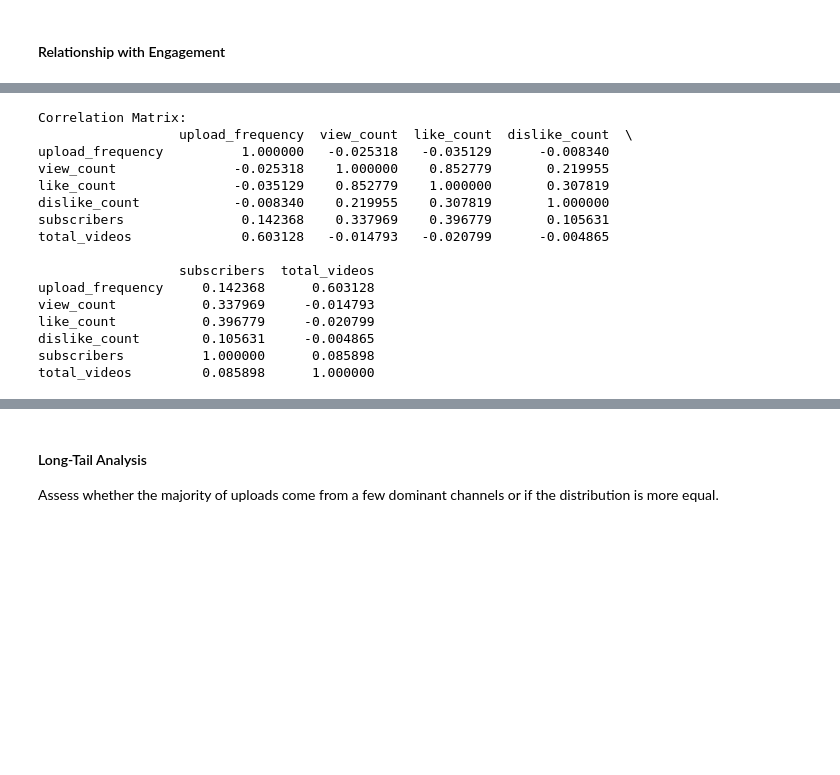
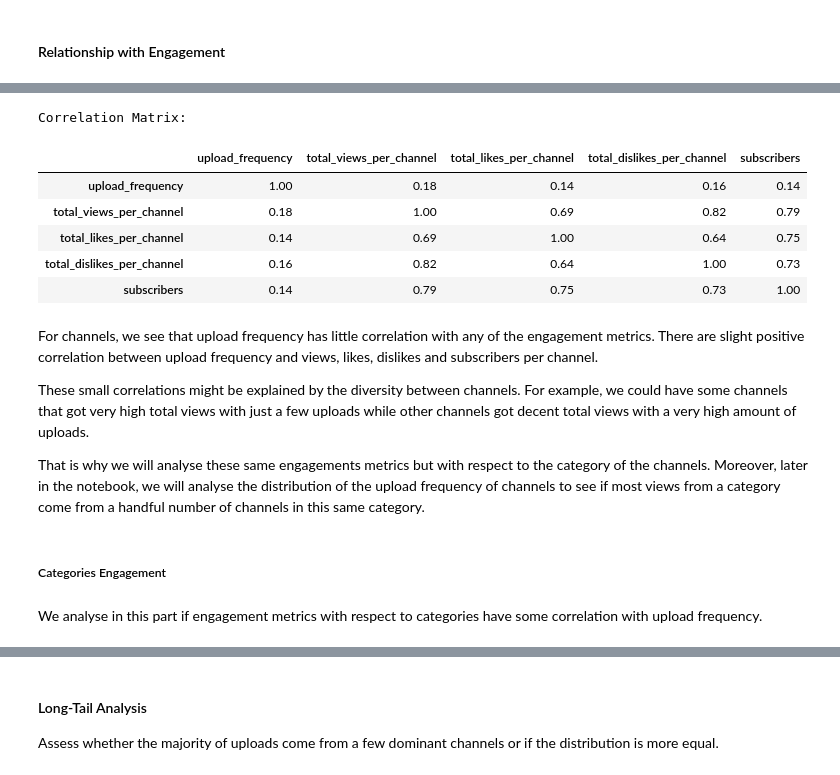
Before and after one commit to epfl-ada/ada-2024-project-panada, a Jupyter notebook: YouTube_Content_Analysis.ipynb, the cells around one changed output, grey strips where cells are left out. Cells and saved outputs as stored; diff of their text form; code cells hidden in the pictures; blank space fills up the shorter version.

```diff
--- a/YouTube_Content_Analysis.ipynb
+++ b/YouTube_Content_Analysis.ipynb
@@ -351,23 +400,25 @@ plt.show()
 # %%
-correlation = channel_engagement[['upload_frequency', 'view_count', 'like_count', 'dislike_count', 'subscribers', 'total_videos']].corr()
+# Display the correlation matrix as a styled DataFrame
+correlation_channel = channel_engagement[['upload_frequency', 'total_views_per_channel', 'total_likes_per_channel', 'total_dislikes_per_channel', 'subscribers']].corr()
 
 print("Correlation Matrix:")
-print(correlation)
+correlation_channel.round(2).style.background_gradient(cmap='coolwarm').format("{:.2f}")
 # %% [output]
 Correlation Matrix:
-                  upload_frequency  view_count  like_count  dislike_count  \
-upload_frequency          1.000000   -0.025318   -0.035129      -0.008340
-view_count               -0.025318    1.000000    0.852779       0.219955
-like_count               -0.035129    0.852779    1.000000       0.307819
-dislike_count            -0.008340    0.219955    0.307819       1.000000
-subscribers               0.142368    0.337969    0.396779       0.105631
-total_videos              0.603128   -0.014793   -0.020799      -0.004865
-
-                  subscribers  total_videos
-upload_frequency     0.142368      0.603128
-view_count           0.337969     -0.014793
-like_count           0.396779     -0.020799
-dislike_count        0.105631     -0.004865
-subscribers          1.000000      0.085898
-total_videos         0.085898      1.000000
+|  | upload_frequency | total_views_per_channel | total_likes_per_channel | total_dislikes_per_channel | subscribers |
+| upload_frequency | 1.00 | 0.18 | 0.14 | 0.16 | 0.14 |
+| total_views_per_channel | 0.18 | 1.00 | 0.69 | 0.82 | 0.79 |
+| total_likes_per_channel | 0.14 | 0.69 | 1.00 | 0.64 | 0.75 |
+| total_dislikes_per_channel | 0.16 | 0.82 | 0.64 | 1.00 | 0.73 |
+| subscribers | 0.14 | 0.79 | 0.75 | 0.73 | 1.00 |
+# %% [markdown]
+For channels, we see that upload frequency has little correlation with any of the engagement metrics. There are slight positive correlation between upload frequency and views, likes, dislikes and subscribers per channel.
+
+These small correlations might be explained by the diversity between channels. For example, we could have some channels that got very high total views with just a few uploads while other channels got decent total views with a very high amount of uploads.
+
+That is why we will analyse these same engagements metrics but with respect to the category of the channels. Moreover, later in the notebook, we will analyse the distribution of the upload frequency of channels to see if most views from a category come from a handful number of channels in this same category.
+# %% [markdown]
+##### Categories Engagement
+# %% [markdown]
+We analyse in this part if engagement metrics with respect to categories have some correlation with upload frequency.
 # %%
```
Also changed, not shown: parts of 17 cells of this notebook.
